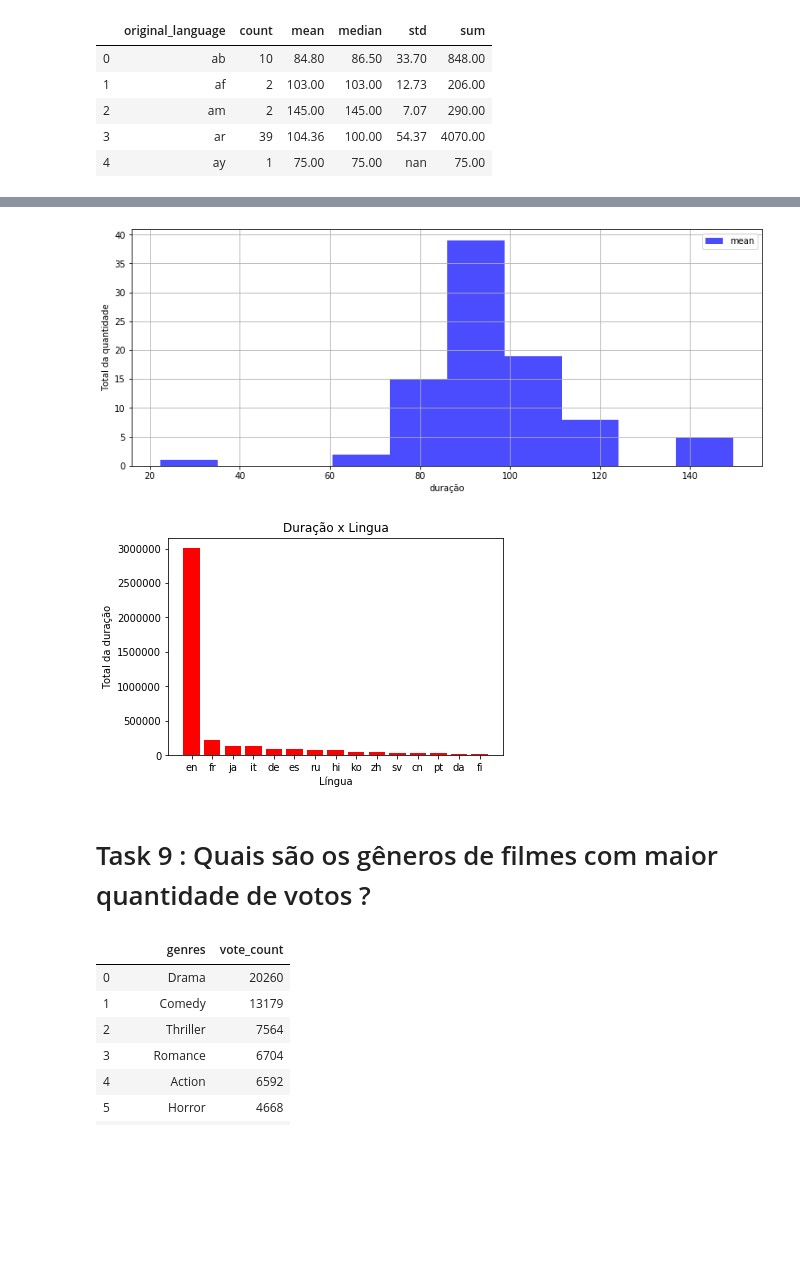
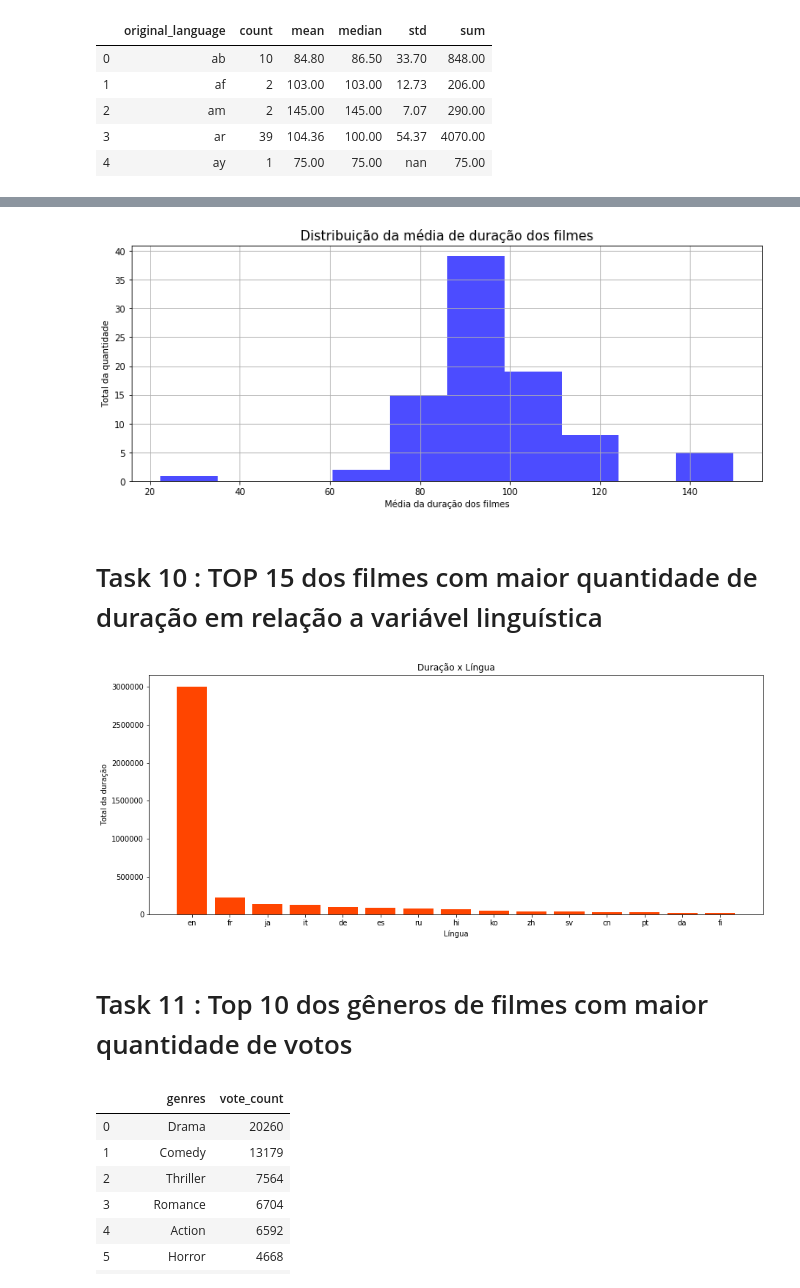
Before and after one commit to Alves-Eduarda/filmes, a Jupyter notebook: Movies.ipynb, the cells around one changed output, grey strips where cells are left out. Drawn from its saved outputs; the diff is of its cells as text; code cells hidden in the pictures; blank space fills up the shorter version.

```diff
--- a/Movies.ipynb
+++ b/Movies.ipynb
@@ -85,5 +112,11 @@ movie['len_genres'] = movie['genres'].apply(lambda x: qtd_gen(x))
 def ano(x):
     return str(x).split('-')[0]
 
+
+def mes(x):
+    if len(str(x)) > 3:
+        return str(x).split('-')[1]
+
 # Aplicando as funções
 movie['year'] =  pd.to_datetime(movie['release_date'],errors='coerce').apply(lambda x : ano(x) if x != np.nan else np.nan)
+movie['month'] = pd.to_datetime(movie['release_date'],errors='coerce').apply(lambda x: mes(x))
@@ -102,0 +123,9 @@ movie.head()
+# %%
+# Mudando os tipos de valores no dataset
+movie['revenue'] = pd.to_numeric(movie['revenue'],errors='coerce')
+movie['budget'] = pd.to_numeric(movie['budget'],errors='coerce')
+movie['vote_count'] = pd.to_numeric(movie['vote_count'],errors='coerce')
+movie['vote_average'] = pd.to_numeric(movie['vote_average'],errors='coerce')
+movie['popularity'] = pd.to_numeric(movie['popularity'],errors='coerce')
+movie['year'] = pd.to_numeric(movie['year'],errors='coerce',downcast='integer')
+movie['month'] = pd.to_numeric(movie['month'],errors='coerce',downcast='integer')
@@ -373,13 +434,15 @@ plt.show()
 # %%
+# Plotando o gráfico da distribuição da média
 lan = [lang for lang in movie_time['original_language'].values]
 plt.figure(figsize=(13,5))
-plt.hist(movie_time['mean'],color='b',alpha=0.7,label='mean')
-#plt.hist(movie_time['median'],color='r',edgecolor='k',alpha=0.5,label='median')
-plt.xlabel('duração')
+plt.hist(movie_time['mean'],color='b',alpha=0.7)
+plt.xlabel('Média da duração dos filmes')
 plt.ylabel('Total da quantidade')
-plt.legend()
+plt.title("Distribuição da média de duração dos filmes",fontsize=15)
 plt.grid(True)
 plt.show()
 # %% [output]
-[figure, old version]
+[figure, new version]
+# %% [markdown]
+# Task 10 : TOP 15 dos filmes com maior quantidade de duração em relação a variável linguística
 # %%
@@ -386,12 +450,14 @@ plt.show()
 Top15_duracao = movie_time.sort_values(by=['sum'],ascending=False).head(15)
 # %%
-plt.bar(Top15_duracao['original_language'],Top15_duracao['sum'],color='r')
+# gráfico
+plt.figure(figsize=(15,6))
+plt.bar(Top15_duracao['original_language'],Top15_duracao['sum'],color='orangered')
 plt.xlabel('Língua')
 plt.ylabel('Total da duração')
 plt.title('Duração x Língua')
 plt.show()
 # %% [output]
-[figure, old version]
+[figure, new version]
 # %% [markdown]
-# Task 9 : Quais são os gêneros de filmes com maior quantidade de votos ?
+# Task 11 : Top 10 dos gêneros de filmes com maior quantidade de votos
 # %%
```
Also changed, not shown: parts of 59 cells of this notebook.
